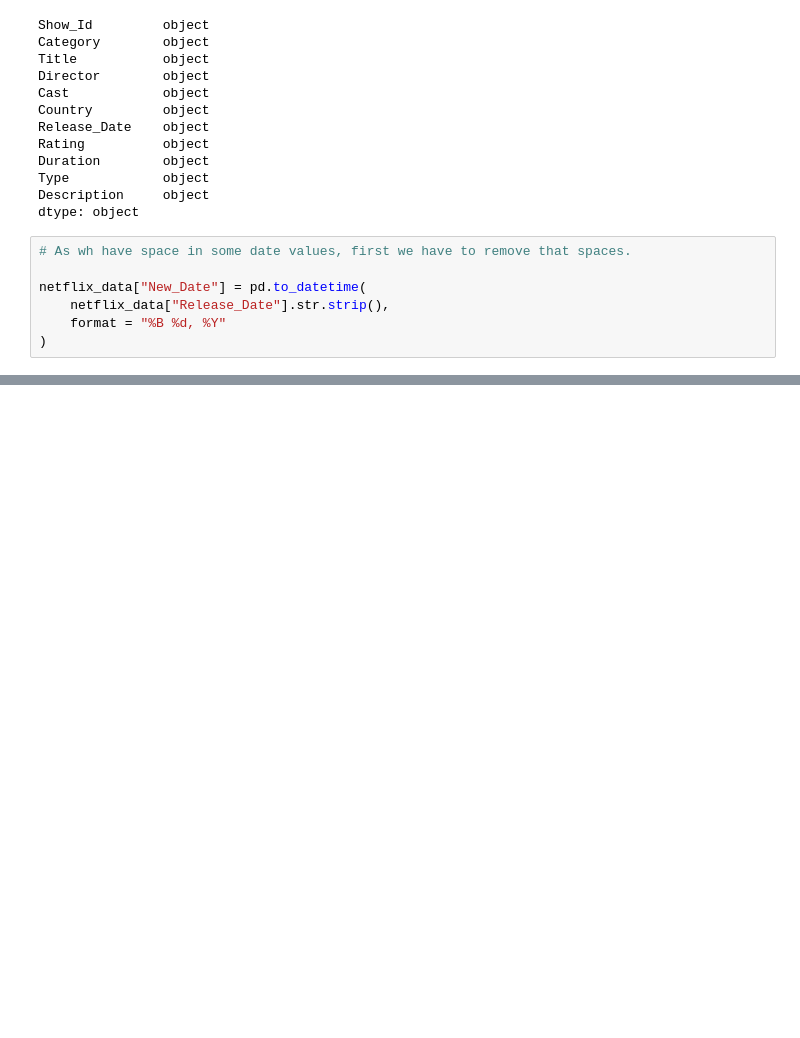
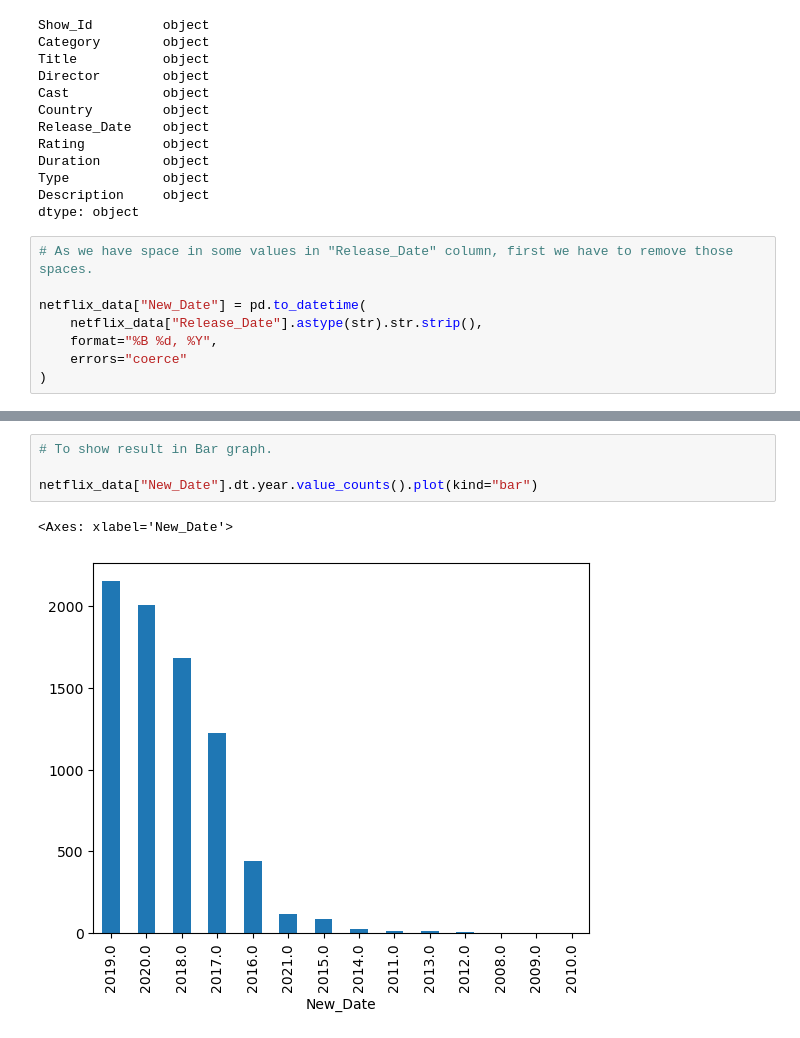
Before and after one commit to abdullahkhan-10/Python-Complete-Course, a Jupyter notebook: Python Projects/Begineer Projects/7_netflix_data.ipynb, the cells around one changed output, grey strips where cells are left out. Cells and saved outputs as stored; diff of their text form; blank space fills up the shorter version.

Commit message:
Display Highest number of released TV Show and Movies

```diff
--- a/Python Projects/Begineer Projects/7_netflix_data.ipynb
+++ b/Python Projects/Begineer Projects/7_netflix_data.ipynb
@@ -192,11 +192,12 @@ Type            object
 Description     object
 dtype: object
 # %%
-# As wh have space in some date values, first we have to remove that spaces.
+# As we have space in some values in "Release_Date" column, first we have to remove those spaces.
 
 netflix_data["New_Date"] = pd.to_datetime(
-    netflix_data["Release_Date"].str.strip(),
-    format = "%B %d, %Y"
+    netflix_data["Release_Date"].astype(str).str.strip(),
+    format="%B %d, %Y",
+    errors="coerce"
 )
 # %%
 # The "Release_Date" column is in object formate, We have to convert it to date formate.
@@ -209,0 +255,7 @@ ValueError: time data " August 4, 2017" doesn't match format "%B %d, %Y", at pos
+# %%
+# To show result in Bar graph.
+
+netflix_data["New_Date"].dt.year.value_counts().plot(kind="bar")
+# %% [output]
+<Axes: xlabel='New_Date'>
+[figure, added]
```
Also changed, not shown: parts of 4 cells of this notebook.
